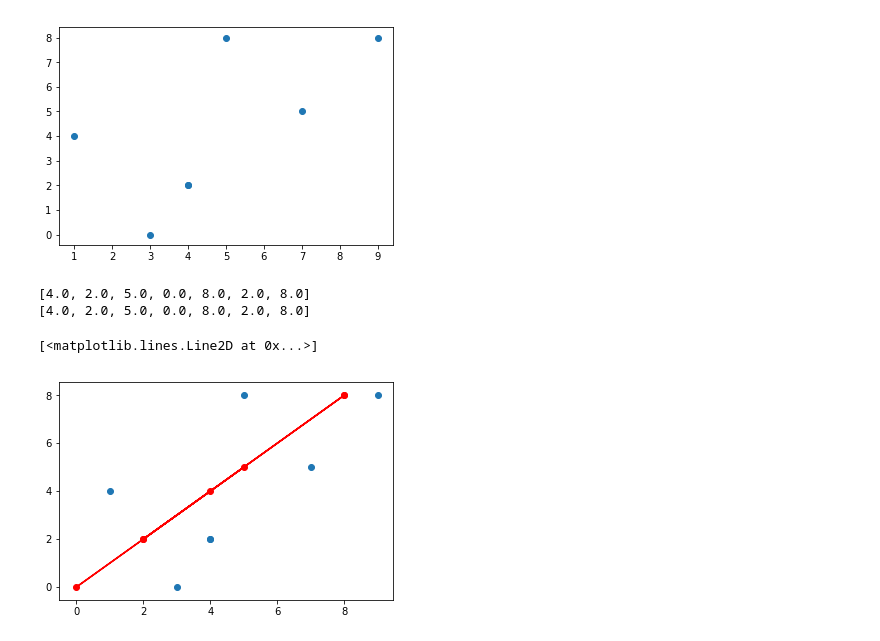
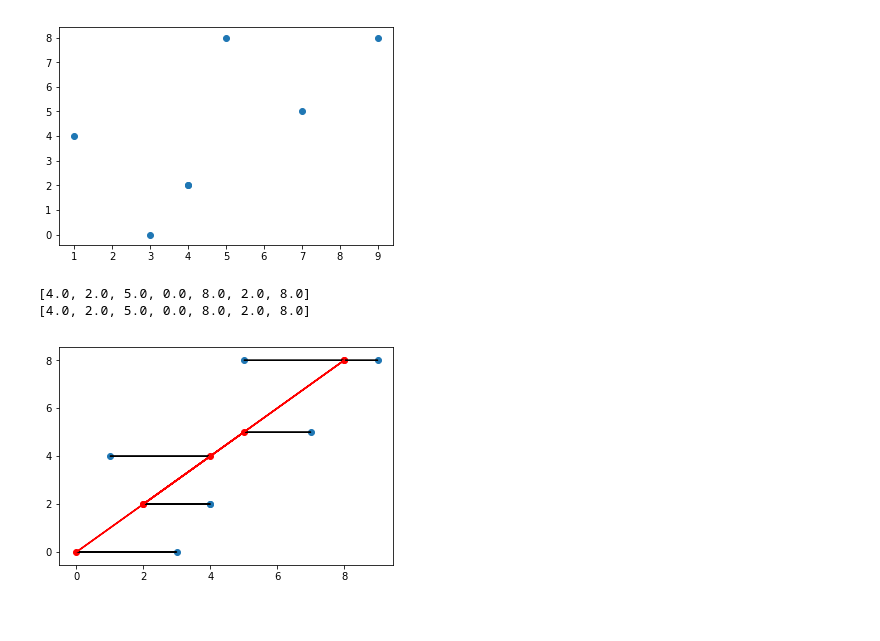
Before and after one commit to alex000kim/DS-Unit-1-Sprint-4-Linear-Algebra, a Jupyter notebook: Jisha_Obukwelu_DSPT3_142__Intermediate_Linear_Algebra_Assignment.ipynb, the cells around one changed output. Saved outputs shown, nothing was run; the diff lists cells and outputs as text; code cells hidden in the pictures.

```diff
--- a/Jisha_Obukwelu_DSPT3_142__Intermediate_Linear_Algebra_Assignment.ipynb
+++ b/Jisha_Obukwelu_DSPT3_142__Intermediate_Linear_Algebra_Assignment.ipynb
@@ -487,32 +488,31 @@ plt.show()
 # %%
 xs =  np.array([1, 4, 7, 3, 9, 4, 5], dtype = np.float)
 ys =  np.array([4, 2, 5, 0, 8, 2, 8], dtype = np.float)
 
 def projection(v, w):
  return np.dot(v,w)/np.dot(v,v)*v
 
 x_proj = []
 y_proj = []
 
 for x,y in zip(xs, ys):
   proj = projection(x,y)
   x_proj.append(proj)
   y_proj.append(proj)
 
 print(x_proj)
 print(y_proj)
 
 # plotting
 fig, ax = plt.subplots()
 
 ax.scatter(xs, ys)
 ax.scatter(x_proj, y_proj, c='red')
 ax.plot(x_proj, y_proj, c = 'red')
 
-#Creating Orthogonal Lines
-# for p in zip(x_proj, y_proj, xs, ys):
+for line in zip(xs, ys, x_proj, y_proj):
+  plt.arrow(line[0], line[1], line[2]-line[0], line[3]-line[1])
 # %% [output]
 [4.0, 2.0, 5.0, 0.0, 8.0, 2.0, 8.0]
 [4.0, 2.0, 5.0, 0.0, 8.0, 2.0, 8.0]
-[<matplotlib.lines.Line2D at 0x...>]
-[figure, old version]
+[figure, new version]
```
Also changed, not shown: parts of 1 cell of this notebook.
